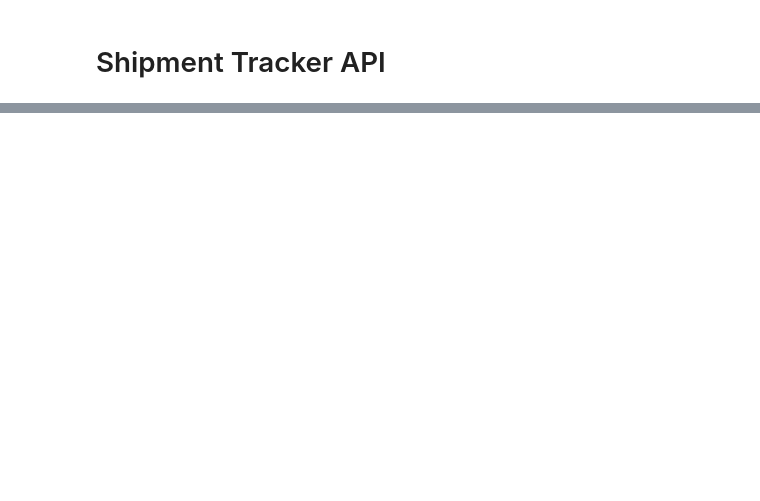
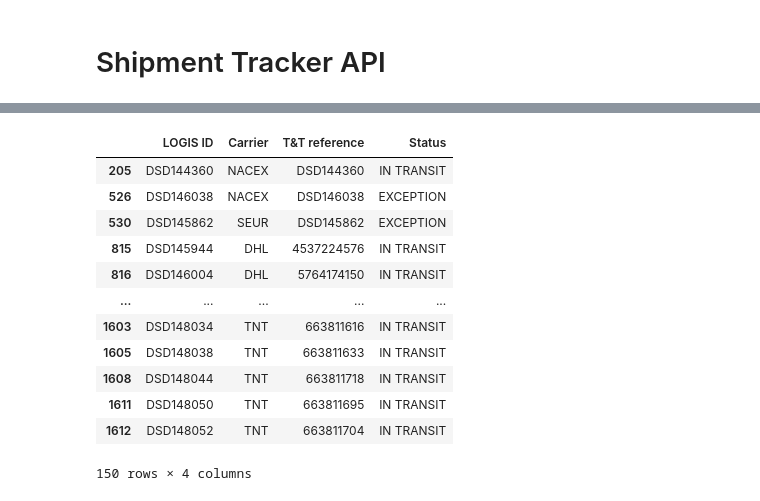
Before and after one commit to alleida23/Shipment_Tracker_API, a Jupyter notebook: Shipment_Tracker_API.ipynb, the cells around one changed output, grey strips where cells are left out. Drawn from its saved outputs; the diff is of its cells as text; code cells hidden in the pictures; blank space fills up the shorter version.

```diff
--- a/Shipment_Tracker_API.ipynb
+++ b/Shipment_Tracker_API.ipynb
@@ -36,3 +36,19 @@ Total TNT shipment numbers: 129
 | 47 | TNT | DSD/147330 | 663808356 | 11-12-2023 | Barcelona | Spain | Crozon | ... |
 | 48 | TNT | DSD/147216 | 663808815 | 11-12-2023 | Barcelona | Spain | Artigues Pres Bordeaux | ... |
 | 49 | TNT | DSD/145672 | 663810261 | 11-12-2023 | Barcelona | Spain | Casablanca Gare | ... |
+# %%
+shipments_not_delivered
+# %% [output]
+|  | LOGIS ID | Carrier | T&T reference | Status |
+| 205 | DSD144360 | NACEX | DSD144360 | IN TRANSIT |
+| 526 | DSD146038 | NACEX | DSD146038 | EXCEPTION |
+| 530 | DSD145862 | SEUR | DSD145862 | EXCEPTION |
+| 815 | DSD145944 | DHL | 4537224576 | IN TRANSIT |
+| 816 | DSD146004 | DHL | 5764174150 | IN TRANSIT |
+| ... | ... | ... | ... | ... |
+| 1603 | DSD148034 | TNT | 663811616 | IN TRANSIT |
+| 1605 | DSD148038 | TNT | 663811633 | IN TRANSIT |
+| 1608 | DSD148044 | TNT | 663811718 | IN TRANSIT |
+| 1611 | DSD148050 | TNT | 663811695 | IN TRANSIT |
+| 1612 | DSD148052 | TNT | 663811704 | IN TRANSIT |
+150 rows × 4 columns
```
Also changed, not shown: parts of 4 cells of this notebook, 1 other file.
